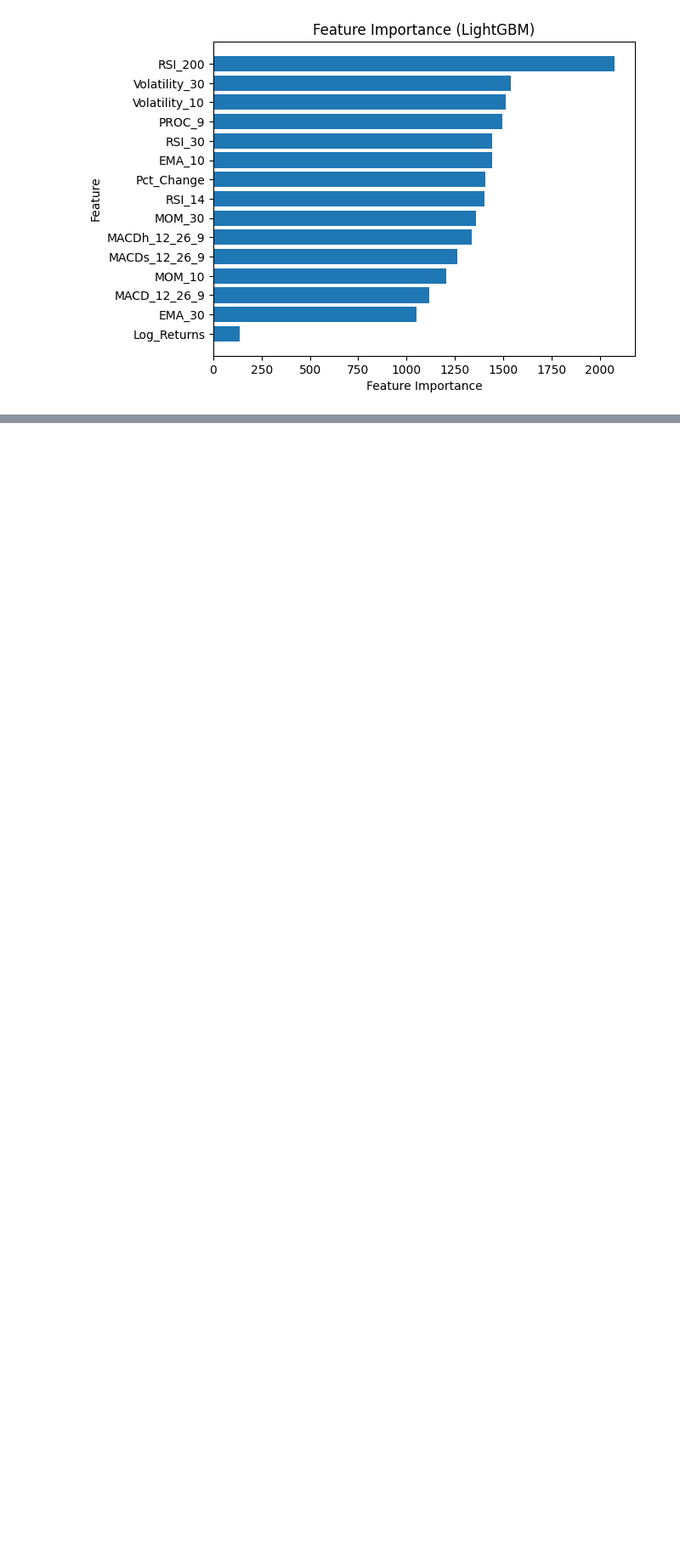
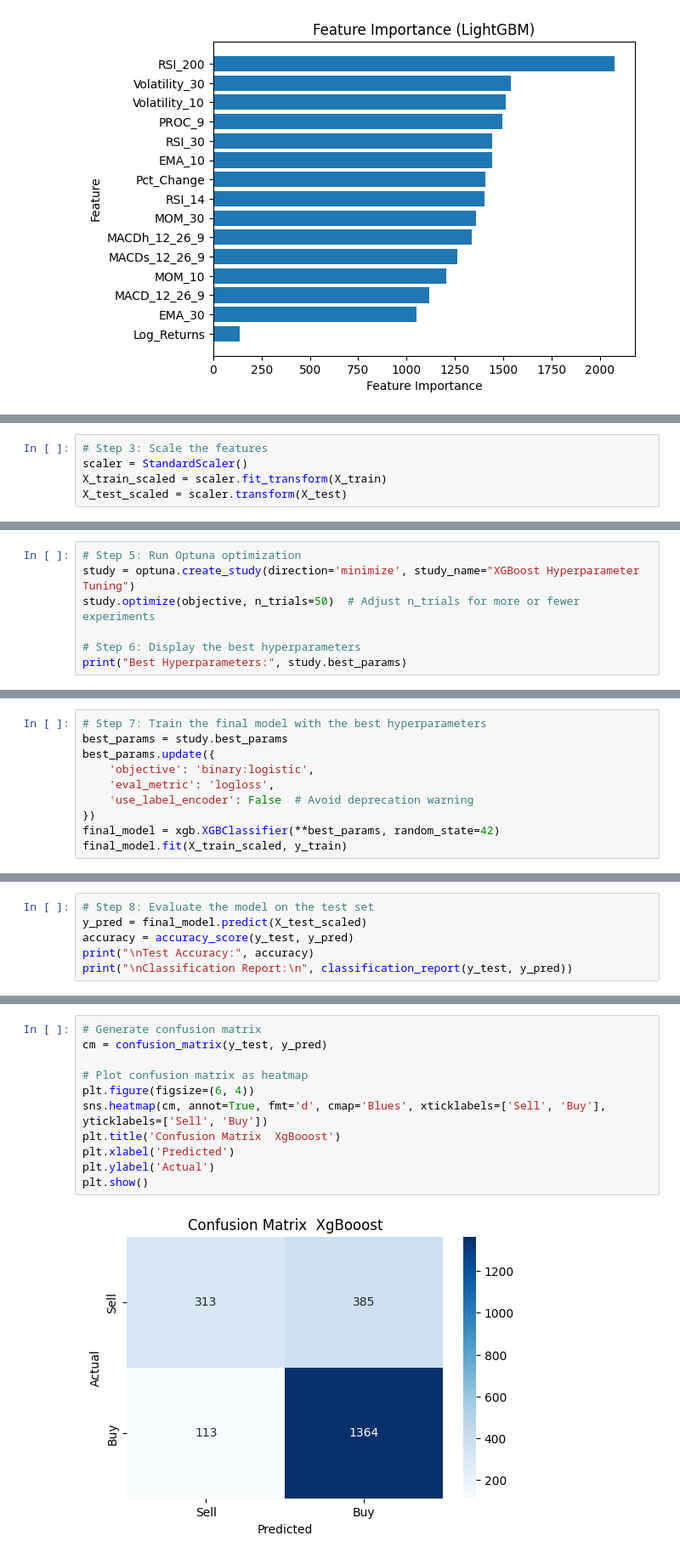
Before and after one commit to SoufianeAzerdaoui/Algorithm_Trading_ML, a Jupyter notebook: Models.ipynb, the cells around one changed output, grey strips where cells are left out. Shown: that part at 85% size. Saved outputs shown, nothing was run; the diff lists cells and outputs as text; blank space fills up the shorter version.

```diff
--- a/Models.ipynb
+++ b/Models.ipynb
@@ -392,0 +416,5 @@ plt.show()
+# %%
+# Step 3: Scale the features
+scaler = StandardScaler()
+X_train_scaled = scaler.fit_transform(X_train)
+X_test_scaled = scaler.transform(X_test)
@@ -392,0 +453,7 @@ plt.show()
+# %%
+# Step 5: Run Optuna optimization
+study = optuna.create_study(direction='minimize', study_name="XGBoost Hyperparameter Tuning")
+study.optimize(objective, n_trials=50)  # Adjust n_trials for more or fewer experiments
+
+# Step 6: Display the best hyperparameters
+print("Best Hyperparameters:", study.best_params)
@@ -392,0 +479,10 @@ plt.show()
+# %%
+# Step 7: Train the final model with the best hyperparameters
+best_params = study.best_params
+best_params.update({
+    'objective': 'binary:logistic',
+    'eval_metric': 'logloss',
+    'use_label_encoder': False  # Avoid deprecation warning
+})
+final_model = xgb.XGBClassifier(**best_params, random_state=42)
+final_model.fit(X_train_scaled, y_train)
@@ -392,0 +507,6 @@ plt.show()
+# %%
+# Step 8: Evaluate the model on the test set
+y_pred = final_model.predict(X_test_scaled)
+accuracy = accuracy_score(y_test, y_pred)
+print("\nTest Accuracy:", accuracy)
+print("\nClassification Report:\n", classification_report(y_test, y_pred))
@@ -392,0 +525,13 @@ plt.show()
+# %%
+# Generate confusion matrix
+cm = confusion_matrix(y_test, y_pred)
+
+# Plot confusion matrix as heatmap
+plt.figure(figsize=(6, 4))
+sns.heatmap(cm, annot=True, fmt='d', cmap='Blues', xticklabels=['Sell', 'Buy'], yticklabels=['Sell', 'Buy'])
+plt.title('Confusion Matrix  XgBooost')
+plt.xlabel('Predicted')
+plt.ylabel('Actual')
+plt.show()
+# %% [output]
+[figure, added]
```
Also changed, not shown: parts of 19 cells of this notebook.
